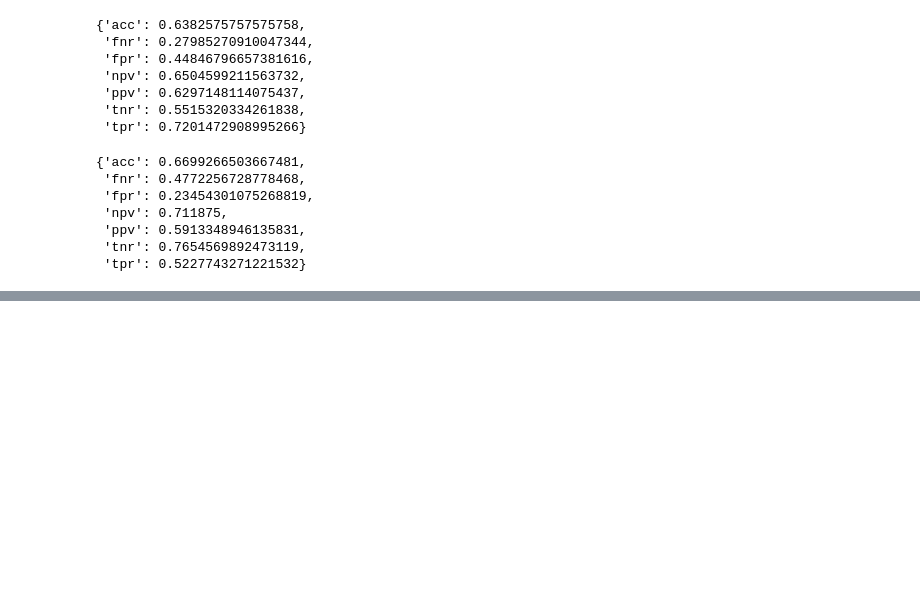
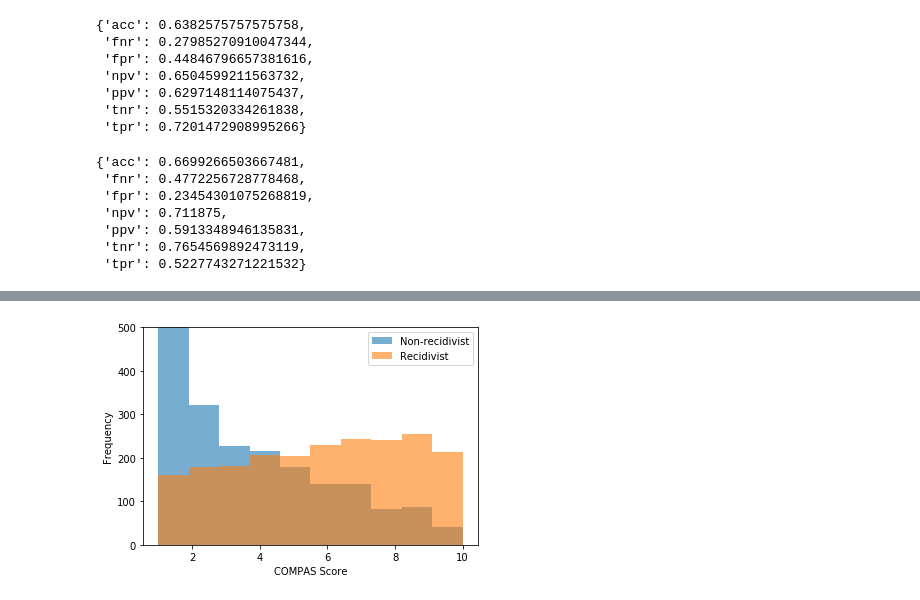
Before and after one commit to ScrypticLabs/Columbia-DSI-2018, a Jupyter notebook: project/Project.ipynb, the cells around one changed output, grey strips where cells are left out. Saved outputs shown, nothing was run; the diff lists cells and outputs as text; code cells hidden in the pictures; blank space fills up the shorter version.

```diff
--- a/project/Project.ipynb
+++ b/project/Project.ipynb
@@ -212,0 +237,4 @@ compute_rates(white_defendants)
+# %%
+compas_hist(df_raw[df_raw['race'] != 'Caucasian'])
+# %% [output]
+[figure, added]
```
Also changed, not shown: parts of 4 cells of this notebook.
